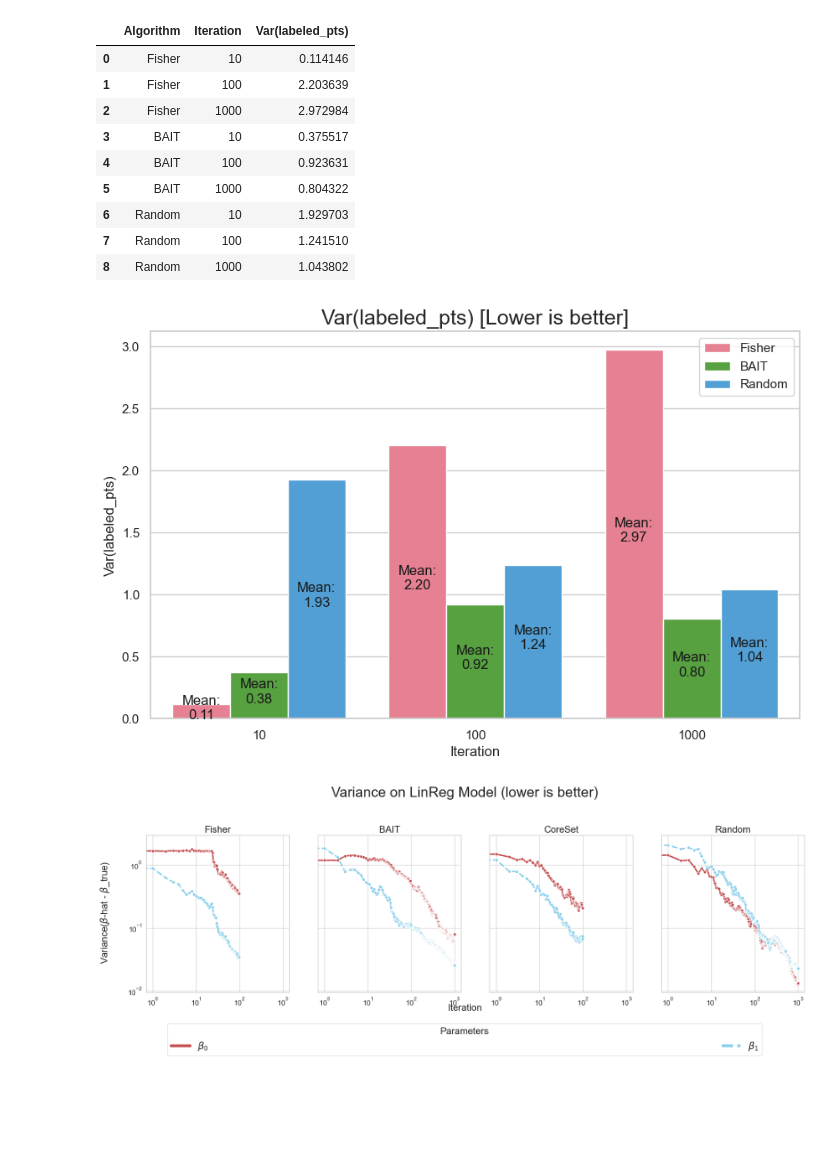
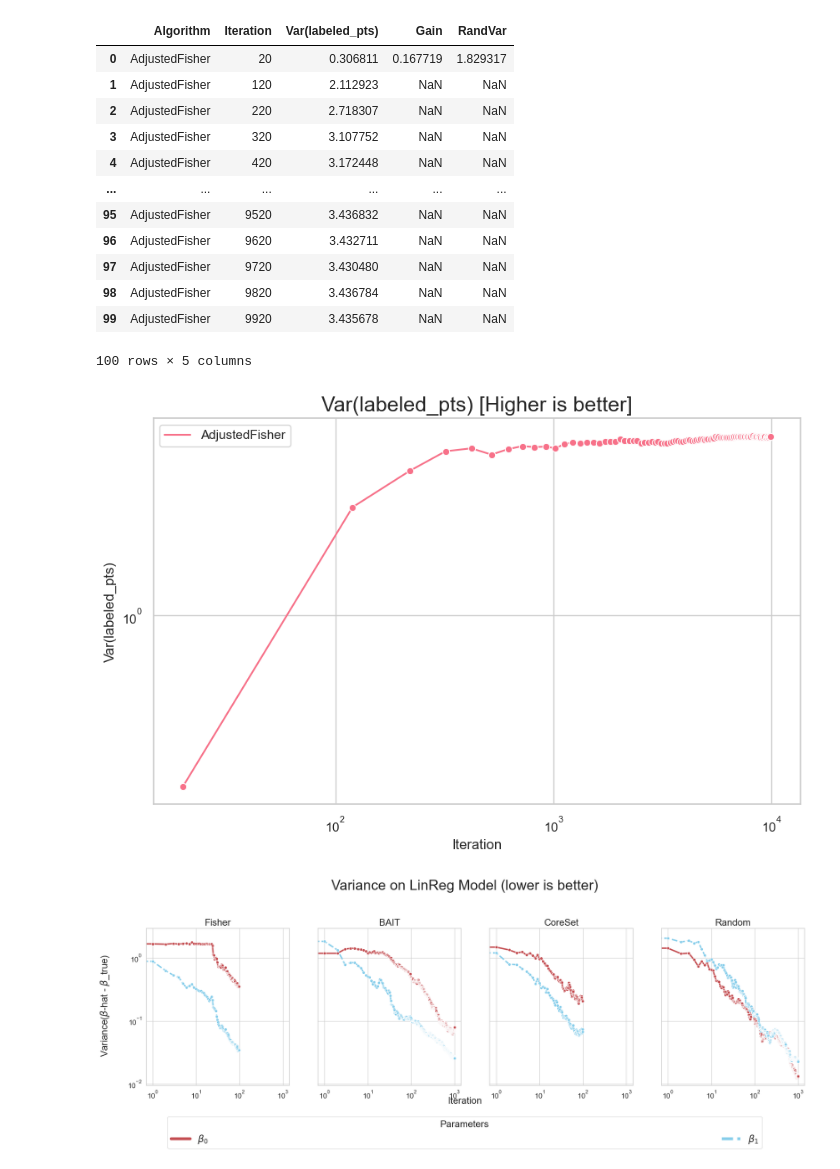
Before and after one commit to pingle14/ActiveLearningProj, a Jupyter notebook: notebook_analysis/plot_maker.ipynb, the cells around one changed output. Saved outputs shown, nothing was run; the diff lists cells and outputs as text; code cells hidden in the pictures; blank space fills up the shorter version.

```diff
--- a/notebook_analysis/plot_maker.ipynb
+++ b/notebook_analysis/plot_maker.ipynb
@@ -39,7 +39,7 @@ def simulate_algo(algo_name="Fisher", varX=True):
 
     fn_type = "labeled" if varX else "param_diff"
     col_name = "labels" if varX else "param_diffs"
-    org_distr = pd.read_csv(f"../data/{algo_name}_{fn_type}.csv")
+    org_distr = pd.read_csv(f"../new_data/{algo_name}_{fn_type}.csv")
 
     org_distr[col_name] = org_distr[col_name].apply(
         lambda x: np.fromstring(
@@ -54,16 +54,15 @@ def simulate_algo(algo_name="Fisher", varX=True):
     max_iter = max(org_distr['Iteration'].unique()) + 1
 
     if varX:
-        for iters in [10,100,1000,10000]:
-            if iters <= max_iter:
-                grouped = org_distr[org_distr['Iteration'] < iters].groupby([group_col])
-                mini_vars = []
-                for (name, group) in grouped:
-                    diffs = group[col_name]
-                    algo_var = np.var(np.array(diffs), axis=0)
-                    mini_vars.append(algo_var)
-                mean_var = np.mean(mini_vars)
-                variances.append({'Algorithm':algo_name, 'Iteration': iters, 'Var(labeled_pts)':algo_var[1]})
+        for iters in range(20,max_iter,100):
+            grouped = org_distr[org_distr['Iteration'] < iters].groupby([group_col])
+            mini_vars = []
+            for (name, group) in grouped:
+                diffs = group[col_name]
+                algo_var = np.var(np.array(diffs), axis=0)
+                mini_vars.append(algo_var)
+            mean_var = np.mean(mini_vars)
+            variances.append({'Algorithm':algo_name, 'Iteration': iters, 'Var(labeled_pts)':algo_var[1]})
     else:
         grouped = org_distr.groupby([group_col])
         for (name, group) in grouped:
@@ -74,35 +73,44 @@ def simulate_algo(algo_name="Fisher", varX=True):
     return pd.DataFrame(variances)
 # %%
 def plot_varx():
-    algos = ["Fisher", "BAIT", "Random"]  #"CoreSet",
+    algos = ["AdjustedFisher"]  #"CoreSet",, "BAIT" , "RandomSampling"
     variances_df = pd.DataFrame()
     for algo in algos:
         algo_var = simulate_algo(algo_name=algo, varX=True)
+        rand_var = simulate_algo(algo_name="RandomSampling", varX=True)
+        algo_var['Gain'] = algo_var['Var(labeled_pts)'] / rand_var['Var(labeled_pts)']
+        algo_var['RandVar'] = rand_var['Var(labeled_pts)']
         variances_df = pd.concat([variances_df, algo_var], axis=0)
     variances_df = pd.DataFrame(variances_df).reset_index(drop=True)
+
     fig, ax = plt.subplots(figsize=(10, 6))
+    ax.set_xscale('log')
+    ax.set_yscale('log')
     palette = sns.color_palette("husl", len(variances_df.Algorithm.unique()))
-    sns.barplot(data=variances_df, x='Iteration', y='Var(labeled_pts)', hue='Algorithm', palette=palette)
+    sns.lineplot(data=variances_df, x='Iteration', y='Var(labeled_pts)', hue='Algorithm', palette=palette, marker='o')
     # add the annotation
     for i in ax.containers:
         ax.bar_label(i, fmt='Mean:\n%.2f', label_type='center', color='k', padding = 3)
-    plt.title("Var(labeled_pts) [Lower is better]", size=18)
+    plt.title("Var(labeled_pts) [Higher is better]", size=18)
     plt.legend()
     return variances_df
 
 plot_varx()
 # %% [output]
-|  | Algorithm | Iteration | Var(labeled_pts) |
-| 0 | Fisher | 10 | 0.114146 |
-| 1 | Fisher | 100 | 2.203639 |
-| 2 | Fisher | 1000 | 2.972984 |
-| 3 | BAIT | 10 | 0.375517 |
-| 4 | BAIT | 100 | 0.923631 |
-| 5 | BAIT | 1000 | 0.804322 |
-| 6 | Random | 10 | 1.929703 |
-| 7 | Random | 100 | 1.241510 |
-| 8 | Random | 1000 | 1.043802 |
+|  | Algorithm | Iteration | Var(labeled_pts) | Gain | RandVar |
+| 0 | AdjustedFisher | 20 | 0.306811 | 0.167719 | 1.829317 |
+| 1 | AdjustedFisher | 120 | 2.112923 | NaN | NaN |
+| 2 | AdjustedFisher | 220 | 2.718307 | NaN | NaN |
+| 3 | AdjustedFisher | 320 | 3.107752 | NaN | NaN |
+| 4 | AdjustedFisher | 420 | 3.172448 | NaN | NaN |
+| ... | ... | ... | ... | ... | ... |
+| 95 | AdjustedFisher | 9520 | 3.436832 | NaN | NaN |
+| 96 | AdjustedFisher | 9620 | 3.432711 | NaN | NaN |
+| 97 | AdjustedFisher | 9720 | 3.430480 | NaN | NaN |
+| 98 | AdjustedFisher | 9820 | 3.436784 | NaN | NaN |
+| 99 | AdjustedFisher | 9920 | 3.435678 | NaN | NaN |
+100 rows × 5 columns
-[figure, old version]
+[figure, new version]
 # %%
 from collections import OrderedDict
 
```
Also changed, not shown: 18 other files.
